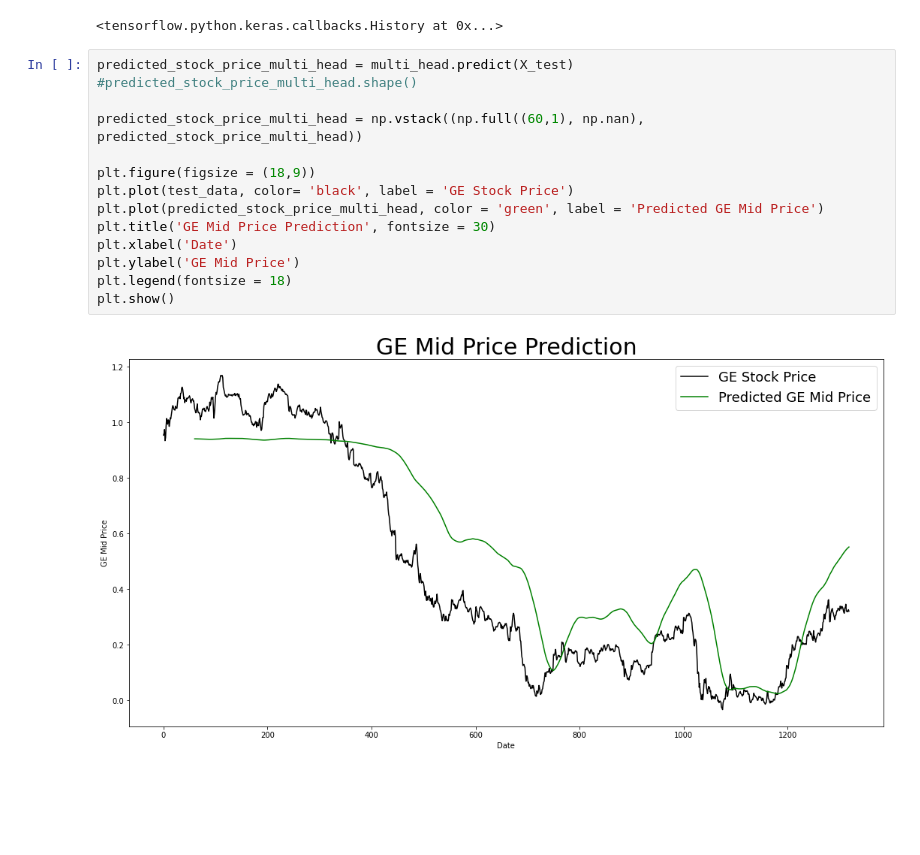
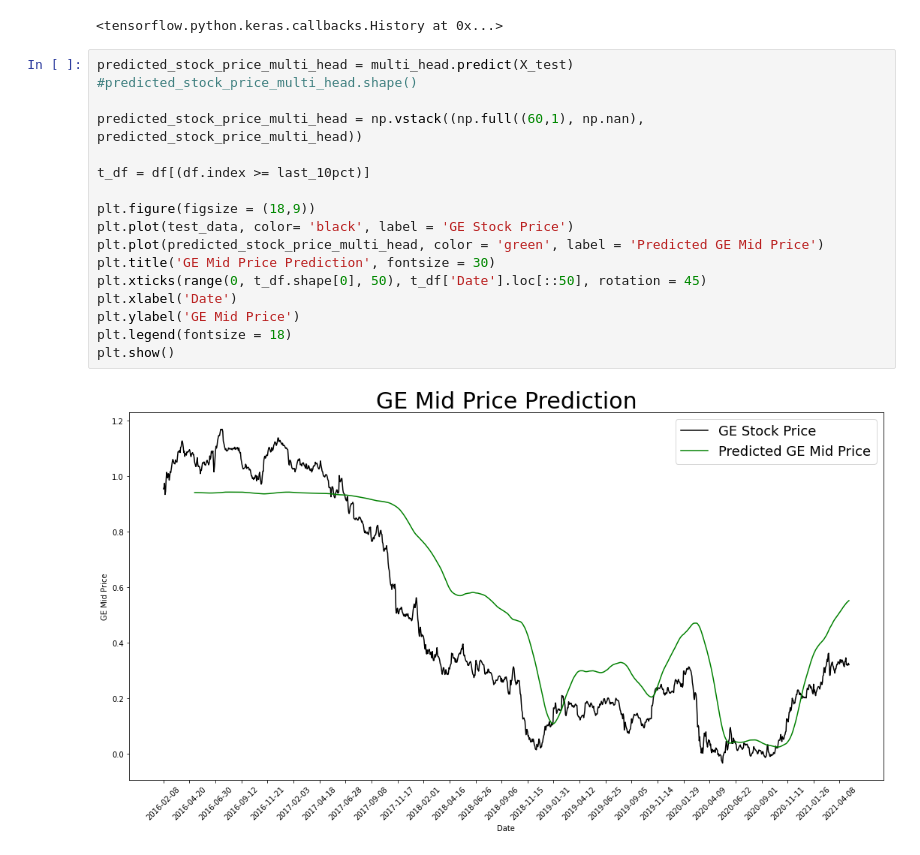
Before and after one commit to artms-18/ML-Projects, a Jupyter notebook: StockPrediction_better.ipynb, the cells around one changed output. Cells and saved outputs as stored; diff of their text form; blank space fills up the shorter version.

```diff
--- a/StockPrediction_better.ipynb
+++ b/StockPrediction_better.ipynb
@@ -540,16 +540,19 @@ Epoch 10/10
 # %%
 predicted_stock_price_multi_head = multi_head.predict(X_test)
 #predicted_stock_price_multi_head.shape()
 
 predicted_stock_price_multi_head = np.vstack((np.full((60,1), np.nan), predicted_stock_price_multi_head))
 
+t_df = df[(df.index >= last_10pct)]
+
 plt.figure(figsize = (18,9))
 plt.plot(test_data, color= 'black', label = 'GE Stock Price')
 plt.plot(predicted_stock_price_multi_head, color = 'green', label = 'Predicted GE Mid Price')
 plt.title('GE Mid Price Prediction', fontsize = 30)
+plt.xticks(range(0, t_df.shape[0], 50), t_df['Date'].loc[::50], rotation = 45)
 plt.xlabel('Date')
 plt.ylabel('GE Mid Price')
 plt.legend(fontsize = 18)
 plt.show()
 # %% [output]
-[figure, old version]
+[figure, new version]
```
